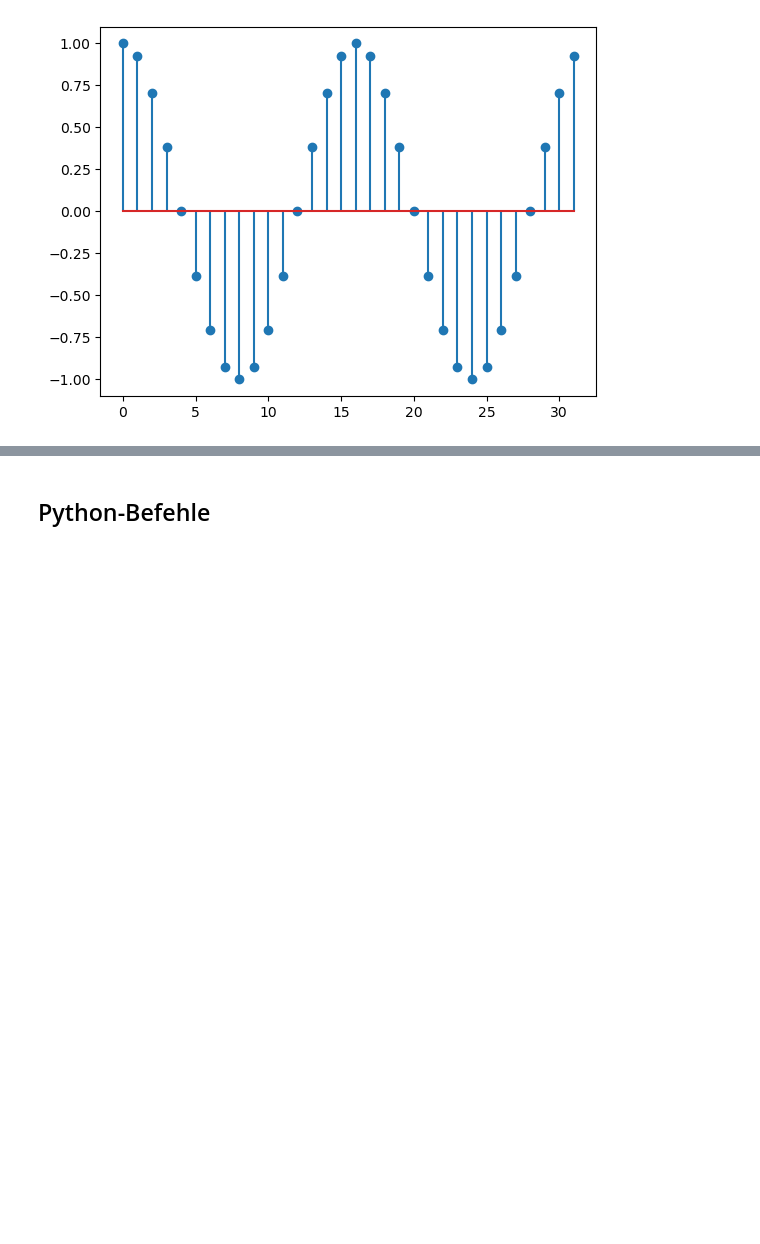
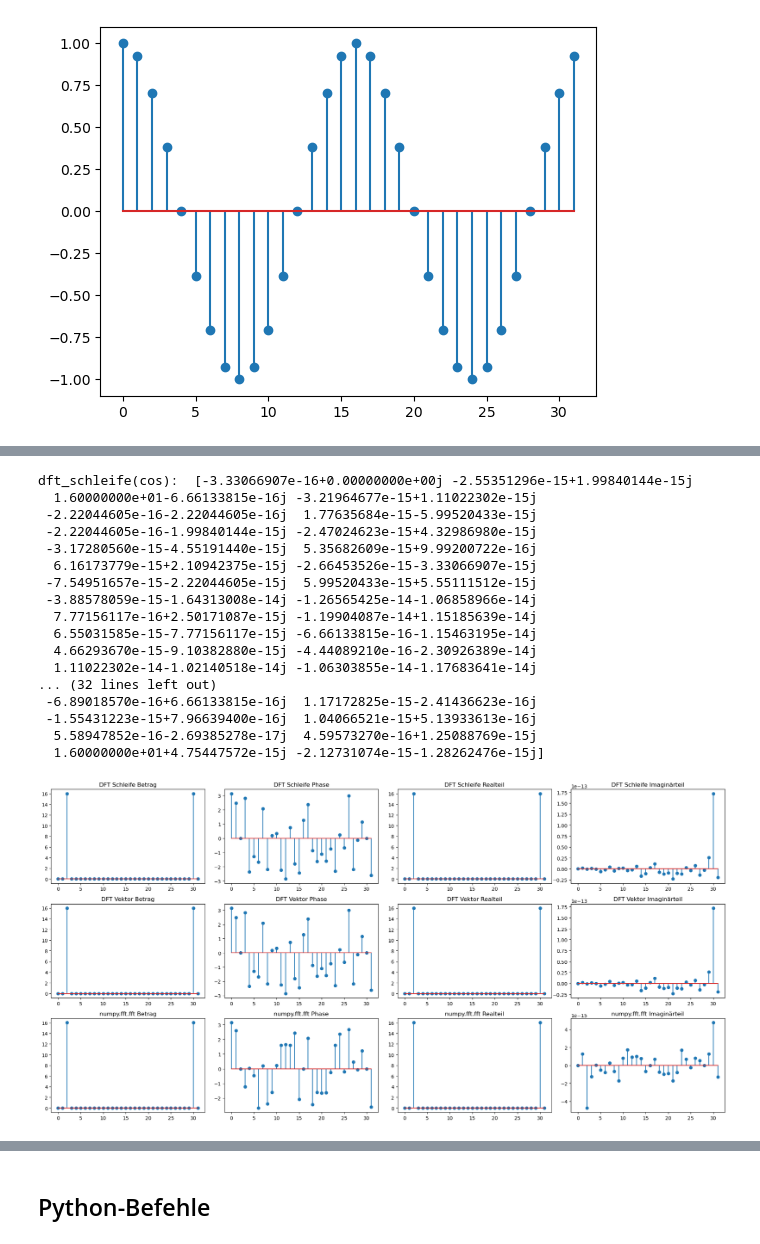
Before and after one commit to sonnii23/DigSigRep, a Jupyter notebook: digsig1/pds4_Sonnwin_Manleitner.ipynb, the cells around one changed output, grey strips where cells are left out. Saved outputs shown, nothing was run; the diff lists cells and outputs as text; code cells hidden in the pictures; blank space fills up the shorter version.

```diff
--- a/digsig1/pds4_Sonnwin_Manleitner.ipynb
+++ b/digsig1/pds4_Sonnwin_Manleitner.ipynb
@@ -222,8 +223,7 @@ def dft_vektor(x):
     n = np.arange(N)                                           #Erstellen des arrays n
     x_n = n.reshape((N, 1))                                    #Erstellen des Vektors x(n)
     W = np.exp(-2j * np.pi * x_n * n / N)                      #Erstellen der Matrix W
-    X = np.dot(W, x)                                           #Matrix-Vektor-Multiplikation
-    return X                                                   #Rückgabe des Ausgabevektors
+    return np.dot(W, x)                                        #Rückgabe des Ausgabevektors
 
 print(dft_vektor(np.array([1, 2, 3, 4, 5, 6, 7])))             #print des Ausgabevektors
 # %% [output]
@@ -300,0 +283,58 @@ mit funktion dft_schleife:  [-3.33066907e-16+0.00000000e+00j -2.55351296e-15+1.9
+# %%
+#3er Plot initialisieren
+fig, ax = plt.subplots(3, 4, figsize=(20,10))
+
+#dft_schleife Funktionen plotten
+print("dft_schleife(cos): ", dft_schleife(cos))
+ax[0, 0].stem(np.abs(dft_schleife(cos)))
+ax[0, 0].set_title("DFT Schleife Betrag")
+ax[0, 1].stem(np.angle(dft_schleife(cos)))
+ax[0, 1].set_title("DFT Schleife Phase")
+ax[0, 2].stem(np.real(dft_schleife(cos)))
+ax[0, 2].set_title("DFT Schleife Realteil")
+ax[0, 3].stem(np.imag(dft_schleife(cos)))
+ax[0, 3].set_title("DFT Schleife Imaginärteil")
+
+#dft_vektor Funktionen plotten
+print("dft_vektor(cos): ", dft_vektor(cos))
+ax[1, 0].stem(np.abs(dft_vektor(cos)))
+ax[1, 0].set_title("DFT Vektor Betrag")
+ax[1, 1].stem(np.angle(dft_vektor(cos)))
+ax[1, 1].set_title("DFT Vektor Phase")
+ax[1, 2].stem(np.real(dft_vektor(cos)))
+ax[1, 2].set_title("DFT Vektor Realteil")
+ax[1, 3].stem(np.imag(dft_vektor(cos)))
+ax[1, 3].set_title("DFT Vektor Imaginärteil")
+
+#numpy fft.fft Funktionen plotten
+print("numpy.fft.fft(cos): ", np.fft.fft(cos))
+ax[2, 0].stem(np.abs(np.fft.fft(cos)))
+ax[2, 0].set_title("numpy.fft.fft Betrag")
+ax[2, 1].stem(np.angle(np.fft.fft(cos)))
+ax[2, 1].set_title("numpy.fft.fft Phase")
+ax[2, 2].stem(np.real(np.fft.fft(cos)))
+ax[2, 2].set_title("numpy.fft.fft Realteil")
+ax[2, 3].stem(np.imag(np.fft.fft(cos)))
+ax[2, 3].set_title("numpy.fft.fft Imaginärteil")
+
+
+plt.tight_layout()
+# %% [output]
+dft_schleife(cos):  [-3.33066907e-16+0.00000000e+00j -2.55351296e-15+1.99840144e-15j
+  1.60000000e+01-6.66133815e-16j -3.21964677e-15+1.11022302e-15j
+ -2.22044605e-16-2.22044605e-16j  1.77635684e-15-5.99520433e-15j
+ -2.22044605e-16-1.99840144e-15j -2.47024623e-15+4.32986980e-15j
+ -3.17280560e-15-4.55191440e-15j  5.35682609e-15+9.99200722e-16j
+  6.16173779e-15+2.10942375e-15j -2.66453526e-15-3.33066907e-15j
+ -7.54951657e-15-2.22044605e-15j  5.99520433e-15+5.55111512e-15j
+ -3.88578059e-15-1.64313008e-14j -1.26565425e-14-1.06858966e-14j
+  7.77156117e-16+2.50171087e-15j -1.19904087e-14+1.15185639e-14j
+  6.55031585e-15-7.77156117e-15j -6.66133815e-16-1.15463195e-14j
+  4.66293670e-15-9.10382880e-15j -4.44089210e-16-2.30926389e-14j
+  1.11022302e-14-1.02140518e-14j -1.06303855e-14-1.17683641e-14j
+... (32 lines left out)
+ -6.89018570e-16+6.66133815e-16j  1.17172825e-15-2.41436623e-16j
+ -1.55431223e-15+7.96639400e-16j  1.04066521e-15+5.13933613e-16j
+  5.58947852e-16-2.69385278e-17j  4.59573270e-16+1.25088769e-15j
+  1.60000000e+01+4.75447572e-15j -2.12731074e-15-1.28262476e-15j]
+[figure, added]
```
Also changed, not shown: parts of 12 cells of this notebook.
